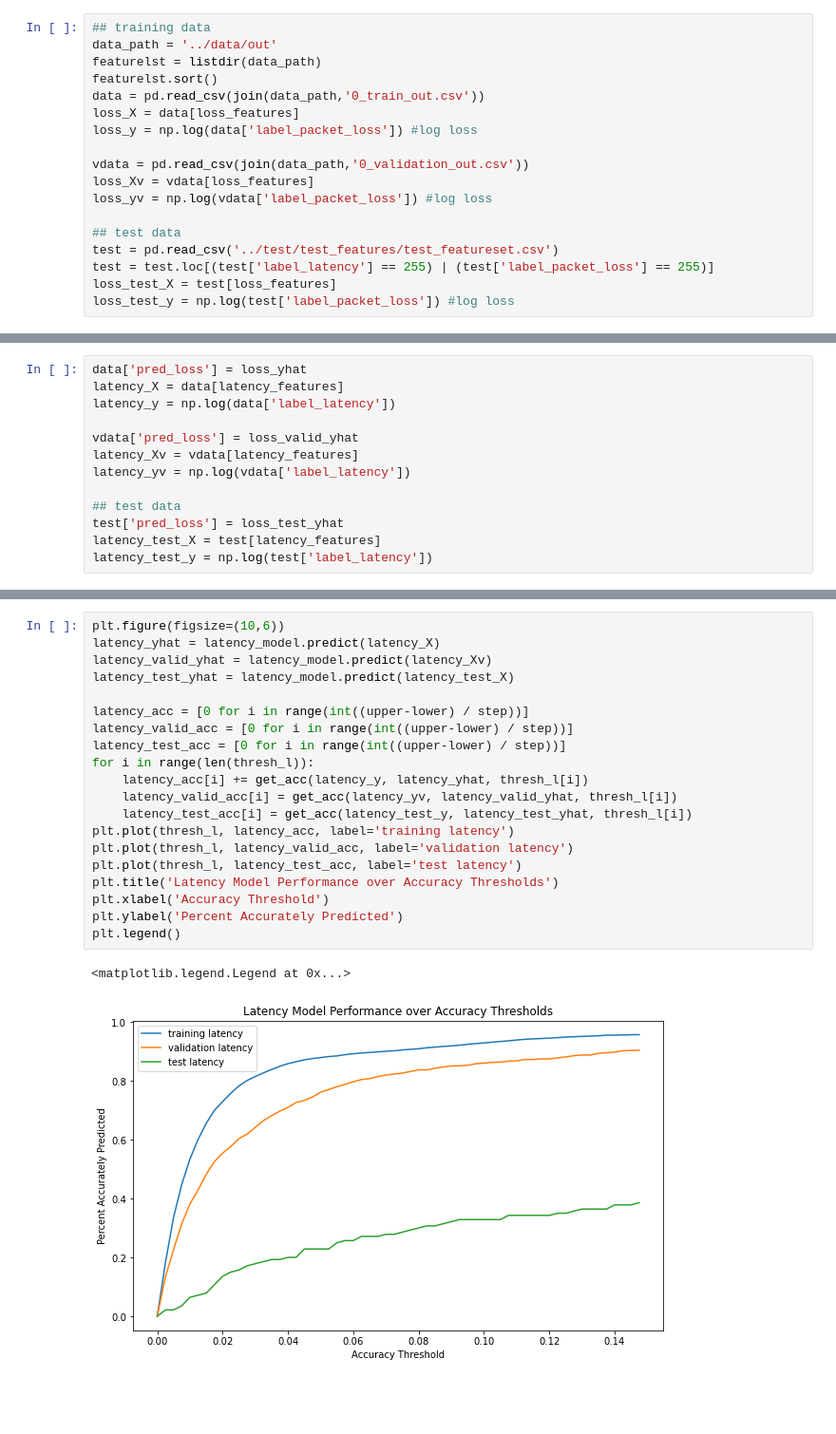
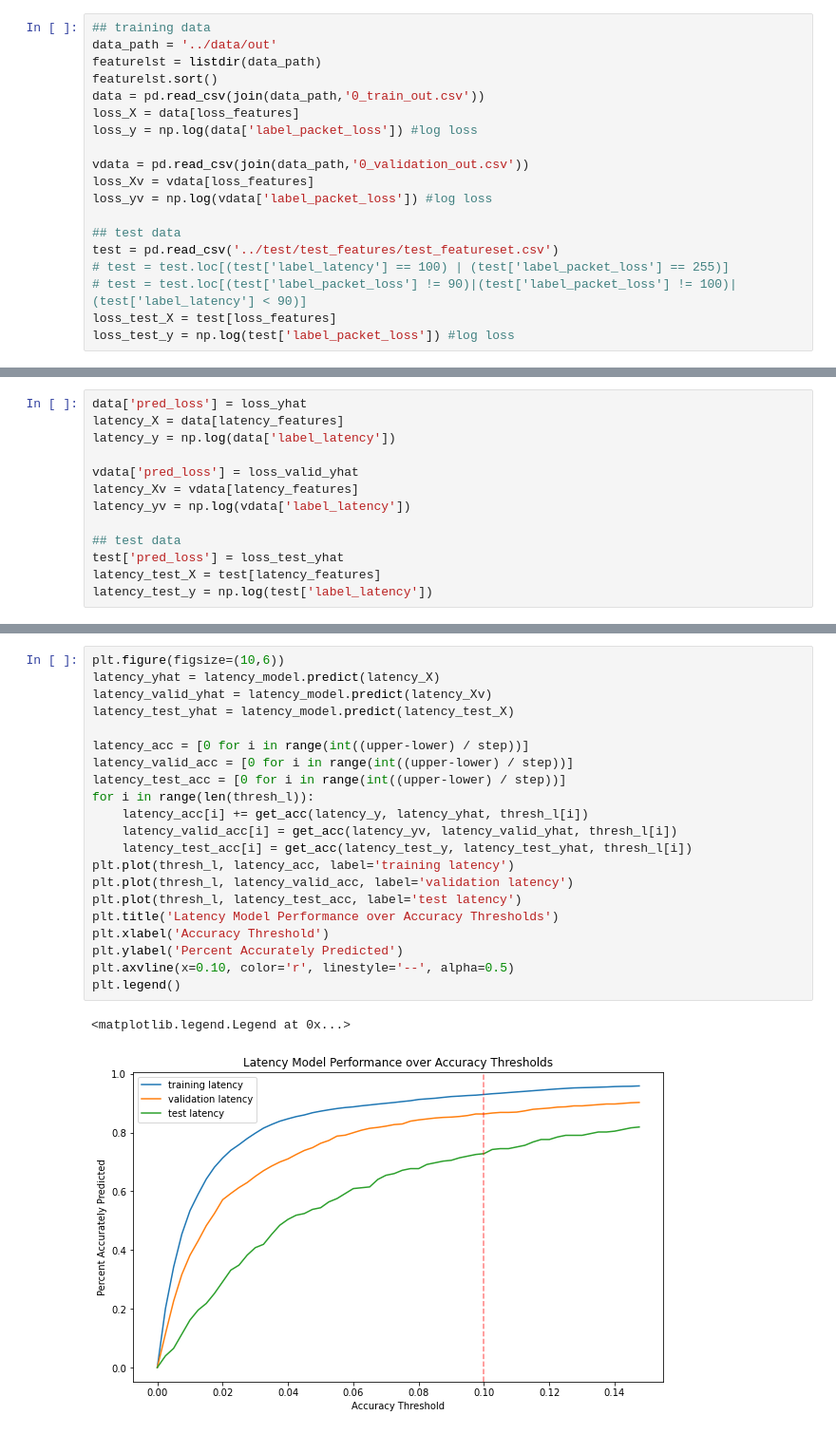
Before and after one commit to Ben243/DSC180A_Q1, a Jupyter notebook: notebooks/report.ipynb, the cells around one changed output, grey strips where cells are left out. Shown at 95% size. Saved outputs shown, nothing was run; the diff lists cells and outputs as text; blank space fills up the shorter version.

```diff
--- a/notebooks/report.ipynb
+++ b/notebooks/report.ipynb
@@ -142,7 +89,8 @@ loss_yv = np.log(vdata['label_packet_loss']) #log loss
 
 ## test data
 test = pd.read_csv('../test/test_features/test_featureset.csv')
-test = test.loc[(test['label_latency'] == 255) | (test['label_packet_loss'] == 255)]
+# test = test.loc[(test['label_latency'] == 100) | (test['label_packet_loss'] == 255)]
+# test = test.loc[(test['label_packet_loss'] != 90)|(test['label_packet_loss'] != 100)|(test['label_latency'] < 90)]
 loss_test_X = test[loss_features]
 loss_test_y = np.log(test['label_packet_loss']) #log loss
 # %%
@@ -225,26 +173,27 @@ latency_model.score(latency_X, latency_y), latency_model.score(latency_test_X, l
 # %%
 plt.figure(figsize=(10,6))
 latency_yhat = latency_model.predict(latency_X)
 latency_valid_yhat = latency_model.predict(latency_Xv)
 latency_test_yhat = latency_model.predict(latency_test_X)
 
 latency_acc = [0 for i in range(int((upper-lower) / step))]
 latency_valid_acc = [0 for i in range(int((upper-lower) / step))]
 latency_test_acc = [0 for i in range(int((upper-lower) / step))]
 for i in range(len(thresh_l)):
     latency_acc[i] += get_acc(latency_y, latency_yhat, thresh_l[i])
     latency_valid_acc[i] = get_acc(latency_yv, latency_valid_yhat, thresh_l[i])
     latency_test_acc[i] = get_acc(latency_test_y, latency_test_yhat, thresh_l[i])
 plt.plot(thresh_l, latency_acc, label='training latency')
 plt.plot(thresh_l, latency_valid_acc, label='validation latency')
 plt.plot(thresh_l, latency_test_acc, label='test latency')
 plt.title('Latency Model Performance over Accuracy Thresholds')
 plt.xlabel('Accuracy Threshold')
 plt.ylabel('Percent Accurately Predicted')
+plt.axvline(x=0.10, color='r', linestyle='--', alpha=0.5)
 plt.legend()
 # %% [output]
 <matplotlib.legend.Legend at 0x...>
-[figure, old version]
+[figure, new version]
 # %%
 pd.Series(loss_model.named_steps.clf.feature_importances_, index=loss_features).sort_values(ascending=False)
 # %% [output]
```
Also changed, not shown: parts of 10 cells of this notebook, 5 other files.
